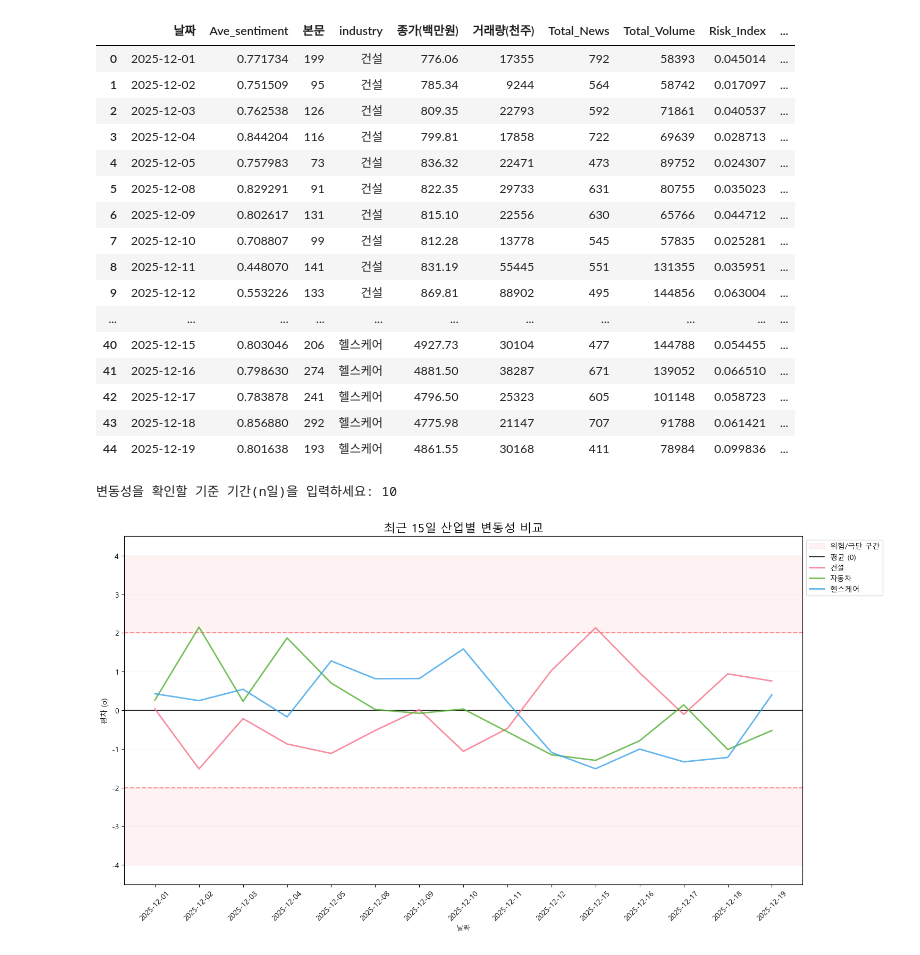
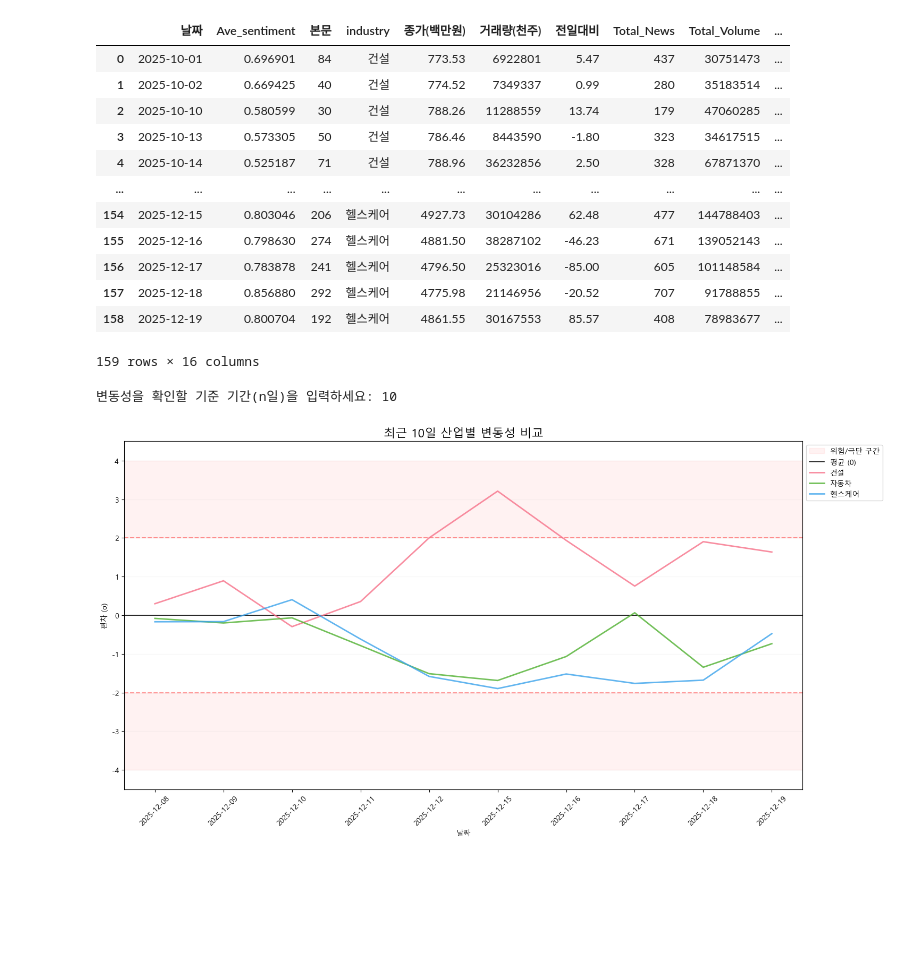
Before and after one commit to Jayk1220/1stTeamProject, a Jupyter notebook: yna_news/07. Risk_data (1안. ln(1+산업---전체).ipynb, the cells around one changed output. Saved outputs shown, nothing was run; the diff lists cells and outputs as text; code cells hidden in the pictures; blank space fills up the shorter version.

```diff
--- a/yna_news/07. Risk_data (1안. ln(1+산업---전체).ipynb
+++ b/yna_news/07. Risk_data (1안. ln(1+산업---전체).ipynb
@@ -3,5 +3,5 @@ import pandas as pd
 import numpy as np
 # %%
 # 주가와 감성 데이터 합치기 (리스크:주가)
-senti = pd.read_pickle("../data/daily_sentiment.pickle")
-index_ = pd.read_csv("../data//주식한달데이터.csv")
+senti = pd.read_pickle('daily_sentiment.pickle')
+index_ = pd.read_csv('주가지수크롤링.csv')
@@ -33,48 +47,49 @@ total_stats = merged.groupby('날짜').agg({
 
 # 2. 데이터 병합
 risk_data = merged.merge(total_stats, on='날짜')
 
 # 3. 날짜 정렬
 risk_data = risk_data.sort_values(by=['industry', '날짜']).reset_index(drop=True)
 
 # 4. 리스크 지수(Risk_Index) 계산
 # 분모가 0이 되는 것을 방지하기 위해 +1 처리가 된 ln(1+x) 구조 활용
 ## 주석_김민호) 0<x<1 의 값의 경우 x값이 0에 가까워질수록 ln(x)가 음수로 발산되어 값이 튀므로
 ## 로그 내의 값을 1이상으로 만들어 시작값을 0부터 완만한 값으로 만들기 위해 사용
 risk_data['Risk_Index'] = (
     risk_data['Ave_sentiment'] * np.log1p(risk_data['본문'] / risk_data['Total_News']) * np.log1p(risk_data['거래량(천주)'] / risk_data['Total_Volume'])
 )
 
 # 5. 새로운 변수로 학습 진행
 features = ['Risk_Index', '종가(백만원)', 'Ave_sentiment'] # 감성지수와 리스크지수를 같이 넣어 비교
 X = risk_data[features]
 
 # 3. 'risk_data' 내부의 데이터를 사용하여 산업별 shift 수행
 
 risk_data['D+1 종가'] = risk_data.groupby('industry')['종가(백만원)'].shift(-1)
 risk_data['D+2 종가'] = risk_data.groupby('industry')['종가(백만원)'].shift(-2)
 
 # 4. 상승률 다시 계산
 risk_data['D+1 상승률'] = (risk_data['D+1 종가'] - risk_data['종가(백만원)']) / risk_data['종가(백만원)'] * 100
 risk_data['D+2 상승률'] = (risk_data['D+2 종가'] - risk_data['종가(백만원)']) / risk_data['종가(백만원)'] * 100
 
+# 5. 기사 비율
+risk_data['article_ratio'] = risk_data['본문'] /risk_data['Total_News']
 
-risk_data
+# 6. 거래량 비율
+risk_data['trade_volum_ratio'] = risk_data['거래량(천주)'] / risk_data['Total_Volume']
+
+risk_data.drop(columns = "Unnamed: 0")
 # %% [output]
-|  | 날짜 | Ave_sentiment | 본문 | industry | 종가(백만원) | 거래량(천주) | Total_News | Total_Volume | Risk_Index | ... |
-| 0 | 2025-12-01 | 0.771734 | 199 | 건설 | 776.06 | 17355 | 792 | 58393 | 0.045014 | ... |
-| 1 | 2025-12-02 | 0.751509 | 95 | 건설 | 785.34 | 9244 | 564 | 58742 | 0.017097 | ... |
-| 2 | 2025-12-03 | 0.762538 | 126 | 건설 | 809.35 | 22793 | 592 | 71861 | 0.040537 | ... |
-| 3 | 2025-12-04 | 0.844204 | 116 | 건설 | 799.81 | 17858 | 722 | 69639 | 0.028713 | ... |
-| 4 | 2025-12-05 | 0.757983 | 73 | 건설 | 836.32 | 22471 | 473 | 89752 | 0.024307 | ... |
-| 5 | 2025-12-08 | 0.829291 | 91 | 건설 | 822.35 | 29733 | 631 | 80755 | 0.035023 | ... |
-| 6 | 2025-12-09 | 0.802617 | 131 | 건설 | 815.10 | 22556 | 630 | 65766 | 0.044712 | ... |
-| 7 | 2025-12-10 | 0.708807 | 99 | 건설 | 812.28 | 13778 | 545 | 57835 | 0.025281 | ... |
-| 8 | 2025-12-11 | 0.448070 | 141 | 건설 | 831.19 | 55445 | 551 | 131355 | 0.035951 | ... |
-| 9 | 2025-12-12 | 0.553226 | 133 | 건설 | 869.81 | 88902 | 495 | 144856 | 0.063004 | ... |
+|  | 날짜 | Ave_sentiment | 본문 | industry | 종가(백만원) | 거래량(천주) | 전일대비 | Total_News | Total_Volume | ... |
+| 0 | 2025-10-01 | 0.696901 | 84 | 건설 | 773.53 | 6922801 | 5.47 | 437 | 30751473 | ... |
+| 1 | 2025-10-02 | 0.669425 | 40 | 건설 | 774.52 | 7349337 | 0.99 | 280 | 35183514 | ... |
+| 2 | 2025-10-10 | 0.580599 | 30 | 건설 | 788.26 | 11288559 | 13.74 | 179 | 47060285 | ... |
+| 3 | 2025-10-13 | 0.573305 | 50 | 건설 | 786.46 | 8443590 | -1.80 | 323 | 34617515 | ... |
+| 4 | 2025-10-14 | 0.525187 | 71 | 건설 | 788.96 | 36232856 | 2.50 | 328 | 67871370 | ... |
 | ... | ... | ... | ... | ... | ... | ... | ... | ... | ... | ... |
-| 40 | 2025-12-15 | 0.803046 | 206 | 헬스케어 | 4927.73 | 30104 | 477 | 144788 | 0.054455 | ... |
-| 41 | 2025-12-16 | 0.798630 | 274 | 헬스케어 | 4881.50 | 38287 | 671 | 139052 | 0.066510 | ... |
-| 42 | 2025-12-17 | 0.783878 | 241 | 헬스케어 | 4796.50 | 25323 | 605 | 101148 | 0.058723 | ... |
-| 43 | 2025-12-18 | 0.856880 | 292 | 헬스케어 | 4775.98 | 21147 | 707 | 91788 | 0.061421 | ... |
-| 44 | 2025-12-19 | 0.801638 | 193 | 헬스케어 | 4861.55 | 30168 | 411 | 78984 | 0.099836 | ... |
+| 154 | 2025-12-15 | 0.803046 | 206 | 헬스케어 | 4927.73 | 30104286 | 62.48 | 477 | 144788403 | ... |
+| 155 | 2025-12-16 | 0.798630 | 274 | 헬스케어 | 4881.50 | 38287102 | -46.23 | 671 | 139052143 | ... |
+| 156 | 2025-12-17 | 0.783878 | 241 | 헬스케어 | 4796.50 | 25323016 | -85.00 | 605 | 101148584 | ... |
+| 157 | 2025-12-18 | 0.856880 | 292 | 헬스케어 | 4775.98 | 21146956 | -20.52 | 707 | 91788855 | ... |
+| 158 | 2025-12-19 | 0.800704 | 192 | 헬스케어 | 4861.55 | 30167553 | 85.57 | 408 | 78983677 | ... |
+159 rows × 16 columns
@@ -152,7 +169,7 @@ plt.xticks(rotation=45)
 plt.tight_layout()
 plt.show()
 # %% [output]
-[figure, old version]
+[figure, new version]
 # %%
 import matplotlib.pyplot as plt
 import seaborn as sns
```
Also changed, not shown: parts of 12 cells of this notebook, 12 other files.
